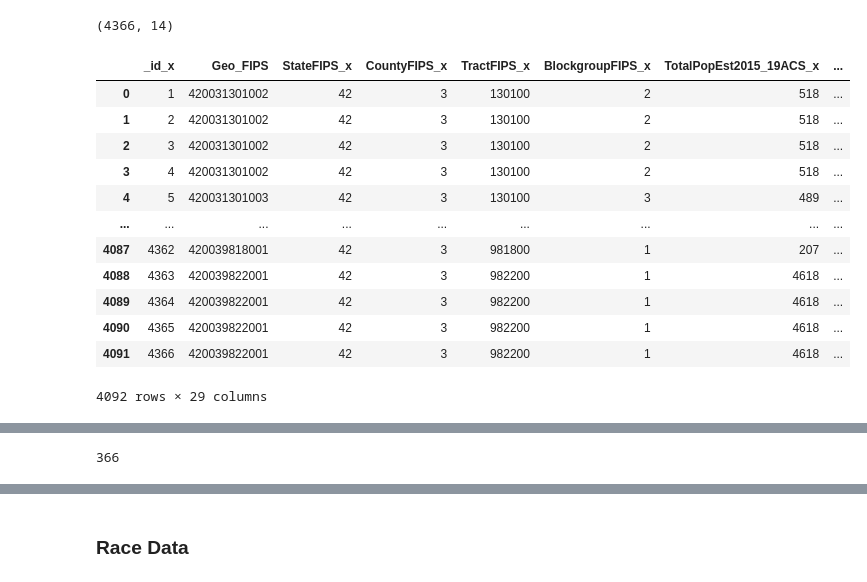
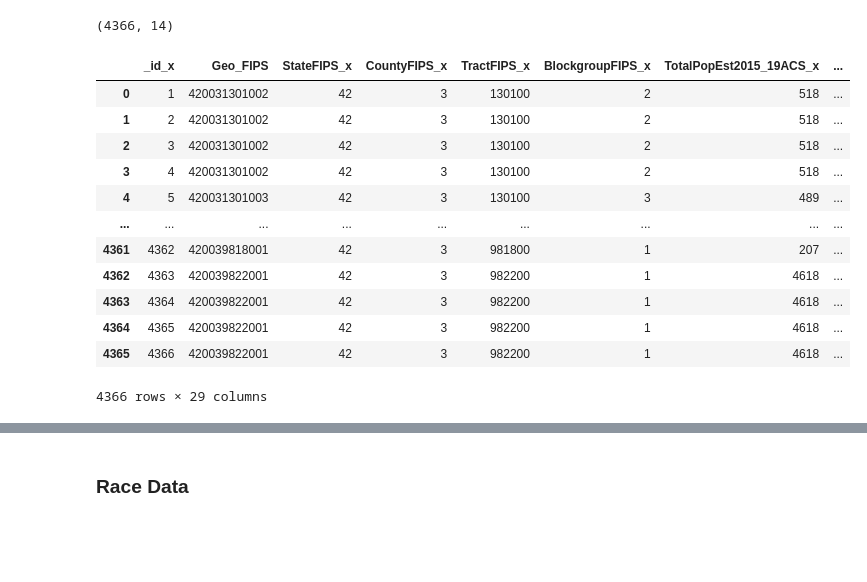
Before and after one commit to mbatheja/Allegheny_County_Asthma_ML, a Jupyter notebook: Asthma.ipynb, the cells around one changed output, grey strips where cells are left out. Drawn from its saved outputs; the diff is of its cells as text; code cells hidden in the pictures; blank space fills up the shorter version.

```diff
--- a/Asthma.ipynb
+++ b/Asthma.ipynb
@@ -276,25 +276,25 @@ PC_use.shape
 (4366, 14)
 # %%
 #merging utilization data for Asthma ER and primary care
-util_data = PC_use.merge(ER_use, how = 'inner', left_on = ['Geo_FIPS', 'YearOfContactDate'], right_on = ['Geo_FIPS', 'YearOfStartDate'], validate='one_to_one')
+util_data = PC_use.merge(ER_use, how = 'left', left_on = ['Geo_FIPS', 'YearOfContactDate'], right_on = ['Geo_FIPS', 'YearOfStartDate'], validate='one_to_one')
 #dropping repeat columns
 util_data = util_data.drop(["_id_y","StateFIPS_y","CountyFIPS_y","TractFIPS_y","BlockgroupFIPS_y",
                             "TotalPopEst2015_19ACS_y","Age0to17PopEst2015_19ACS_y"],axis="columns")
 util_data
 # %% [output]
 |  | _id_x | Geo_FIPS | StateFIPS_x | CountyFIPS_x | TractFIPS_x | BlockgroupFIPS_x | TotalPopEst2015_19ACS_x | ... |
 | 0 | 1 | 420031301002 | 42 | 3 | 130100 | 2 | 518 | ... |
 | 1 | 2 | 420031301002 | 42 | 3 | 130100 | 2 | 518 | ... |
 | 2 | 3 | 420031301002 | 42 | 3 | 130100 | 2 | 518 | ... |
 | 3 | 4 | 420031301002 | 42 | 3 | 130100 | 2 | 518 | ... |
 | 4 | 5 | 420031301003 | 42 | 3 | 130100 | 3 | 489 | ... |
 | ... | ... | ... | ... | ... | ... | ... | ... | ... |
-| 4087 | 4362 | 420039818001 | 42 | 3 | 981800 | 1 | 207 | ... |
-| 4088 | 4363 | 420039822001 | 42 | 3 | 982200 | 1 | 4618 | ... |
-| 4089 | 4364 | 420039822001 | 42 | 3 | 982200 | 1 | 4618 | ... |
-| 4090 | 4365 | 420039822001 | 42 | 3 | 982200 | 1 | 4618 | ... |
-| 4091 | 4366 | 420039822001 | 42 | 3 | 982200 | 1 | 4618 | ... |
+| 4361 | 4362 | 420039818001 | 42 | 3 | 981800 | 1 | 207 | ... |
+| 4362 | 4363 | 420039822001 | 42 | 3 | 982200 | 1 | 4618 | ... |
+| 4363 | 4364 | 420039822001 | 42 | 3 | 982200 | 1 | 4618 | ... |
+| 4364 | 4365 | 420039822001 | 42 | 3 | 982200 | 1 | 4618 | ... |
+| 4365 | 4366 | 420039822001 | 42 | 3 | 982200 | 1 | 4618 | ... |
-4092 rows × 29 columns
+4366 rows × 29 columns
 # %%
 #Joining rows based on CTs
 #Dropping Per100 columns
@@ -322,7 +322,3 @@ NumberED_VisitsByChildrenUnder1YearOld                          0
 NumberOfInjuryRelatedVisits                                     0
 NumberAcuteRespiratoryTractInfectionRelatedED_VisitsAge0to17    0
 dtype: int64
-# %%
-len(util_data[util_data['YearOfContactDate'] == 2019])
-# %% [output]
-366
```
Also changed, not shown: parts of 19 cells of this notebook, 1 other file.
